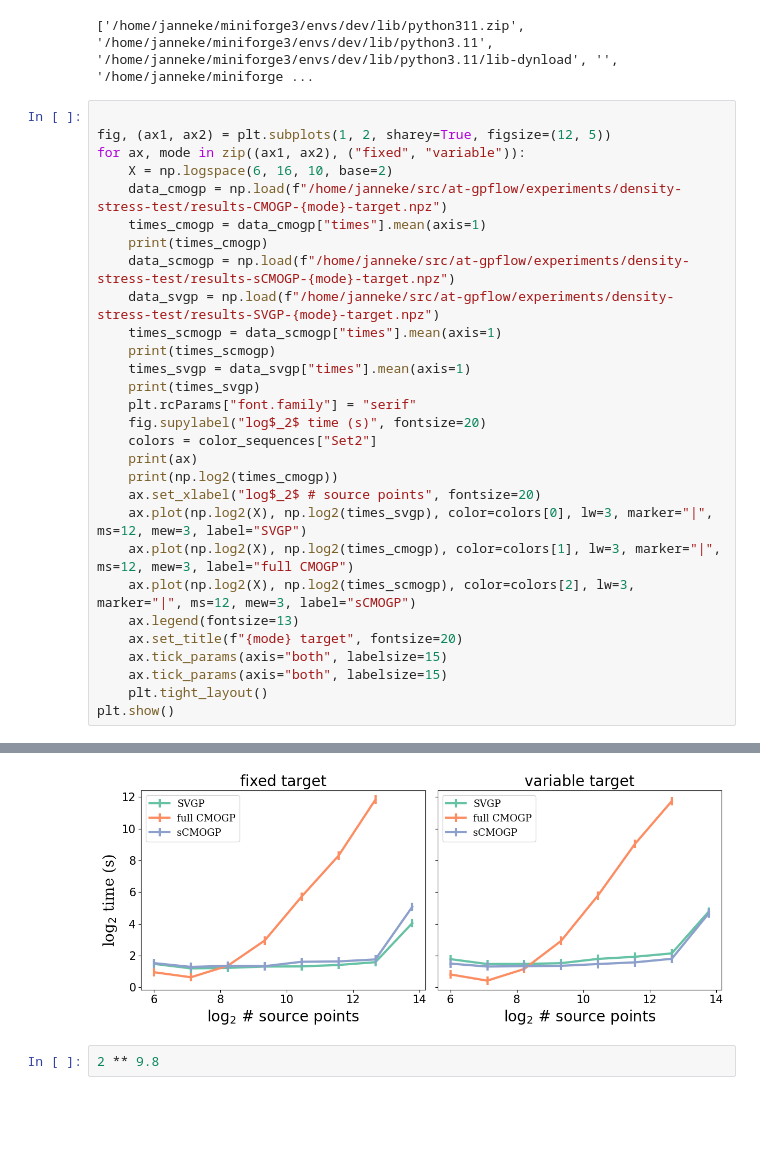
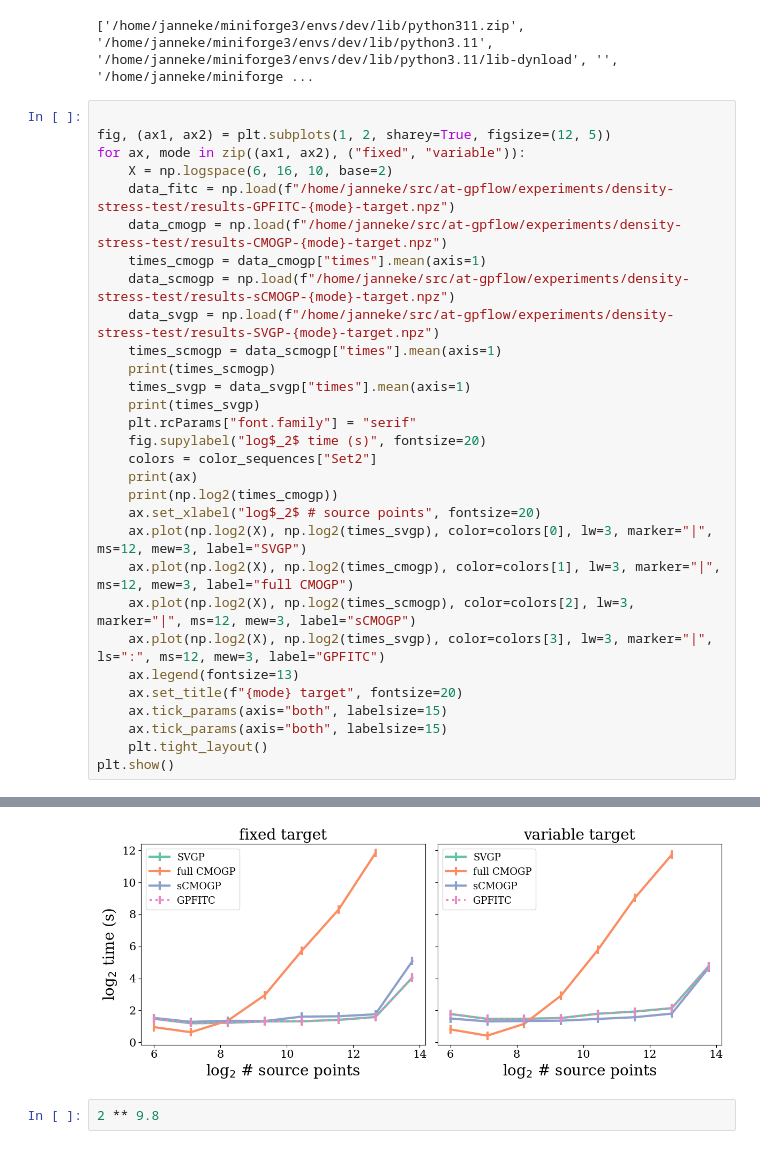
Before and after one commit to JVerbeek/at-gpflow, a Jupyter notebook: experiments/density-stress-test/analysis.ipynb, the cells around one changed output, grey strips where cells are left out. Cells and saved outputs as stored; diff of their text form; blank space fills up the shorter version.

```diff
--- a/experiments/density-stress-test/analysis.ipynb
+++ b/experiments/density-stress-test/analysis.ipynb
@@ -13,9 +13,9 @@ print(sys.path)
 fig, (ax1, ax2) = plt.subplots(1, 2, sharey=True, figsize=(12, 5))
 for ax, mode in zip((ax1, ax2), ("fixed", "variable")):
     X = np.logspace(6, 16, 10, base=2)
+    data_fitc = np.load(f"/home/janneke/src/at-gpflow/experiments/density-stress-test/results-GPFITC-{mode}-target.npz")
     data_cmogp = np.load(f"/home/janneke/src/at-gpflow/experiments/density-stress-test/results-CMOGP-{mode}-target.npz")
     times_cmogp = data_cmogp["times"].mean(axis=1)
-    print(times_cmogp)
     data_scmogp = np.load(f"/home/janneke/src/at-gpflow/experiments/density-stress-test/results-sCMOGP-{mode}-target.npz")
     data_svgp = np.load(f"/home/janneke/src/at-gpflow/experiments/density-stress-test/results-SVGP-{mode}-target.npz")
     times_scmogp = data_scmogp["times"].mean(axis=1)
@@ -31,6 +31,7 @@ for ax, mode in zip((ax1, ax2), ("fixed", "variable")):
     ax.plot(np.log2(X), np.log2(times_svgp), color=colors[0], lw=3, marker="|", ms=12, mew=3, label="SVGP")
     ax.plot(np.log2(X), np.log2(times_cmogp), color=colors[1], lw=3, marker="|", ms=12, mew=3, label="full CMOGP")
     ax.plot(np.log2(X), np.log2(times_scmogp), color=colors[2], lw=3, marker="|", ms=12, mew=3, label="sCMOGP")
+    ax.plot(np.log2(X), np.log2(times_svgp), color=colors[3], lw=3, marker="|", ls=":", ms=12, mew=3, label="GPFITC")
     ax.legend(fontsize=13)
     ax.set_title(f"{mode} target", fontsize=20)
     ax.tick_params(axis="both", labelsize=15)
@@ -59,6 +54,6 @@ Axes(0.543016,0.164556;0.435266x0.744778)
 [ 0.81333365  0.42358203  1.15867666  2.92784865  5.7892624   9.03090163
  11.73132301        -inf        -inf        -inf]
-[figure, old version]
+[figure, new version]
 # %%
 2 ** 9.8
 # %% [output]
```
Also changed, not shown: parts of 1 cell of this notebook, 14 other files.
